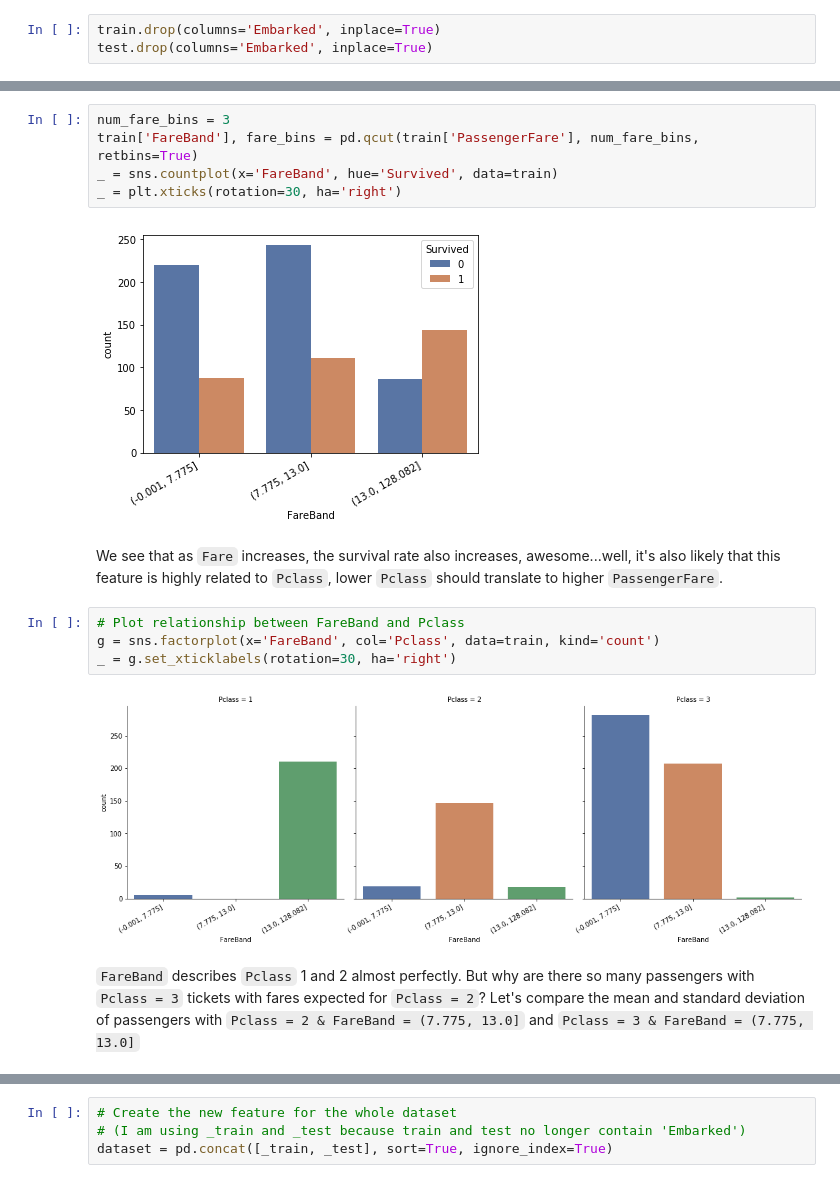
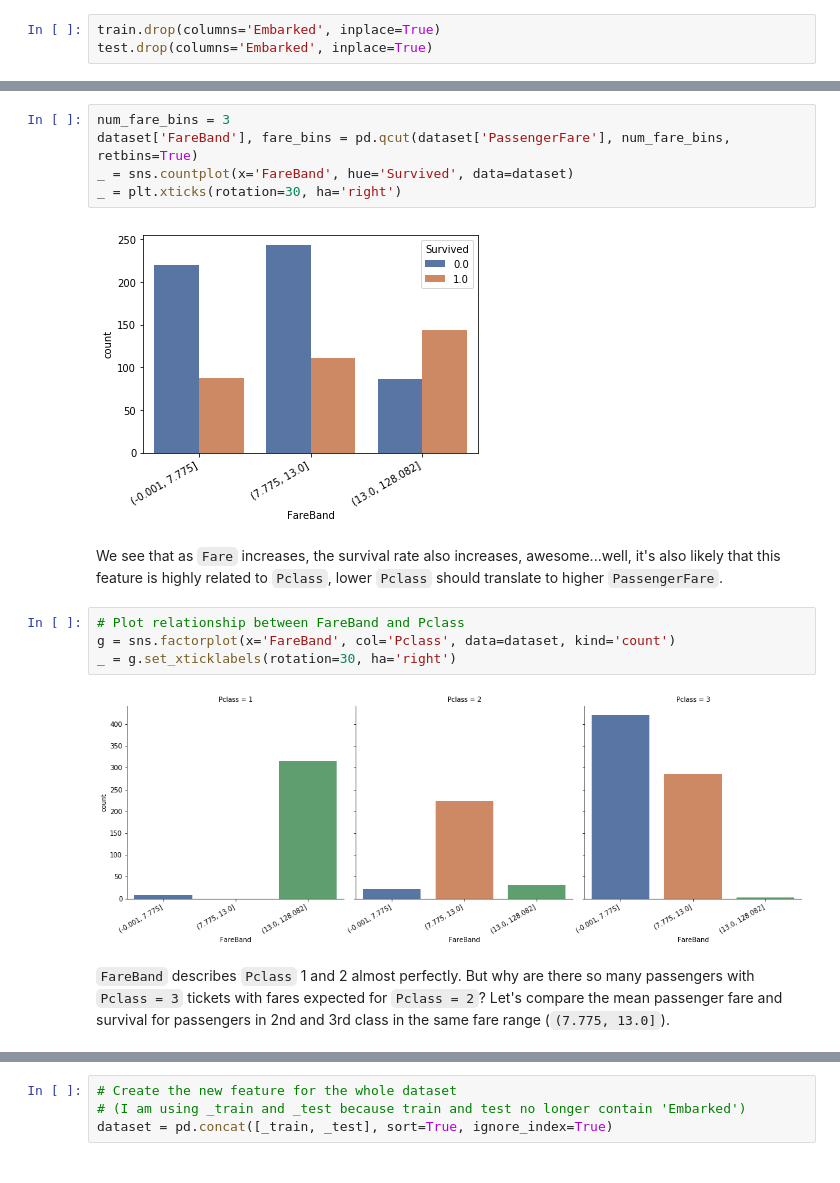
Before and after one commit to davidtvs/kaggle-titanic, a Jupyter notebook: ml/surviving-the-titanic.ipynb, the cells around one changed output, grey strips where cells are left out. Cells and saved outputs as stored; diff of their text form.

Commit message:
Improve Fare analysis and text fixes

```diff
--- a/ml/surviving-the-titanic.ipynb
+++ b/ml/surviving-the-titanic.ipynb
@@ -483,18 +508,18 @@ train.head(2)
 # %%
 num_fare_bins = 3
-train['FareBand'], fare_bins = pd.qcut(train['PassengerFare'], num_fare_bins, retbins=True)
-_ = sns.countplot(x='FareBand', hue='Survived', data=train)
+dataset['FareBand'], fare_bins = pd.qcut(dataset['PassengerFare'], num_fare_bins, retbins=True)
+_ = sns.countplot(x='FareBand', hue='Survived', data=dataset)
 _ = plt.xticks(rotation=30, ha='right')
 # %% [output]
-[figure, old version]
+[figure, new version]
 # %% [markdown]
 We see that as `Fare` increases, the survival rate also increases, awesome...well, it's also likely that this feature is highly related to `Pclass`, lower `Pclass` should translate to higher `PassengerFare`.
 # %%
 # Plot relationship between FareBand and Pclass
-g = sns.factorplot(x='FareBand', col='Pclass', data=train, kind='count')
+g = sns.factorplot(x='FareBand', col='Pclass', data=dataset, kind='count')
 _ = g.set_xticklabels(rotation=30, ha='right')
 # %% [output]
-[figure, old version]
+[figure, new version]
 # %% [markdown]
-`FareBand` describes `Pclass` 1 and 2 almost perfectly. But why are there so many passengers with `Pclass = 3` tickets with fares expected for `Pclass = 2`? Let's compare the mean and standard deviation of passengers with `Pclass = 2 & FareBand = (7.775, 13.0]` and `Pclass = 3 & FareBand = (7.775, 13.0]`
+`FareBand` describes `Pclass` 1 and 2 almost perfectly. But why are there so many passengers with `Pclass = 3` tickets with fares expected for `Pclass = 2`? Let's compare the mean passenger fare and survival for passengers in 2nd and 3rd class in the same fare range (`(7.775, 13.0]`).
 # %%
```
Also changed, not shown: parts of 47 cells of this notebook.
